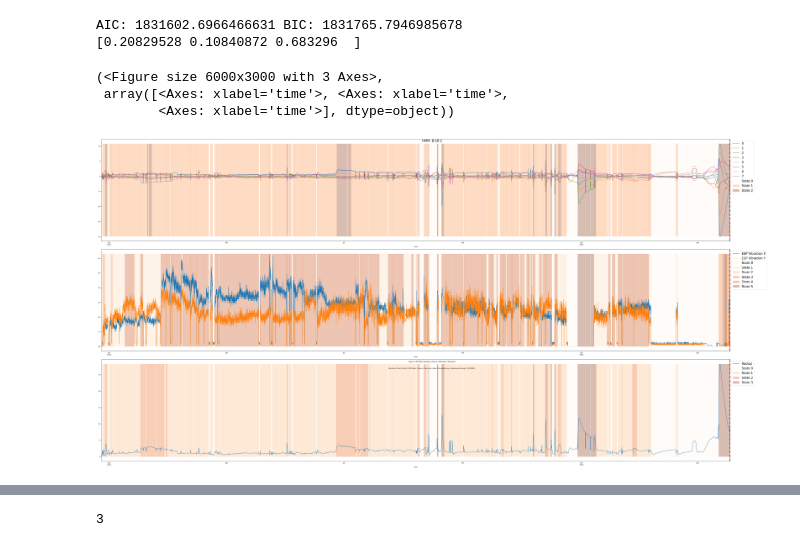
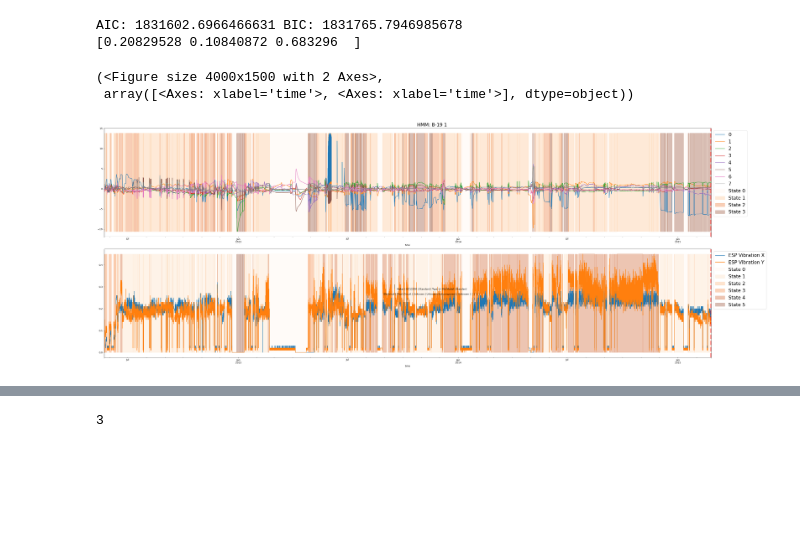
Before and after one commit to RL2-SP3/LISSA, a Jupyter notebook: examples/analise_modelos_hmm.ipynb, the cells around one changed output, grey strips where cells are left out. Saved outputs shown, nothing was run; the diff lists cells and outputs as text; code cells hidden in the pictures; blank space fills up the shorter version.

```diff
--- a/examples/analise_modelos_hmm.ipynb
+++ b/examples/analise_modelos_hmm.ipynb
@@ -123,14 +107,13 @@ AIC: 1831602.6966466631 BIC: 1831765.7946985678
 vibeHeader = ["ESP Vibration X","ESP Vibration Y"]
 esotericHeader = ['Water Cut @ 20degC - 1 atm', 'Choke Opening']
 
-n = [2, 5, 3]
+n = [3, 5]
 # %%
-pump = pumpList[0]
+pump = pumpList[20]
 pumpData = PCAData.loc[PCAData["Well Run"]==pump].copy()
-li.HMMPicture(pumpData,pump,PCAHeaders, [PCAHeaders,vibeHeader, "Radius"],["State Cat","State Mod","State Radius"], n)
+li.HMMPicture(pumpData,pump,PCAHeaders, [PCAHeaders,vibeHeader],["State Radius","State Mod"], n, figsize=(40,15))
 # %% [output]
-(<Figure size 6000x3000 with 3 Axes>,
- array([<Axes: xlabel='time'>, <Axes: xlabel='time'>,
-        <Axes: xlabel='time'>], dtype=object))
+(<Figure size 4000x1500 with 2 Axes>,
+ array([<Axes: xlabel='time'>, <Axes: xlabel='time'>], dtype=object))
-[figure, old version]
+[figure, new version]
 # %%
```
Also changed, not shown: parts of 8 cells of this notebook, 1 other file.
